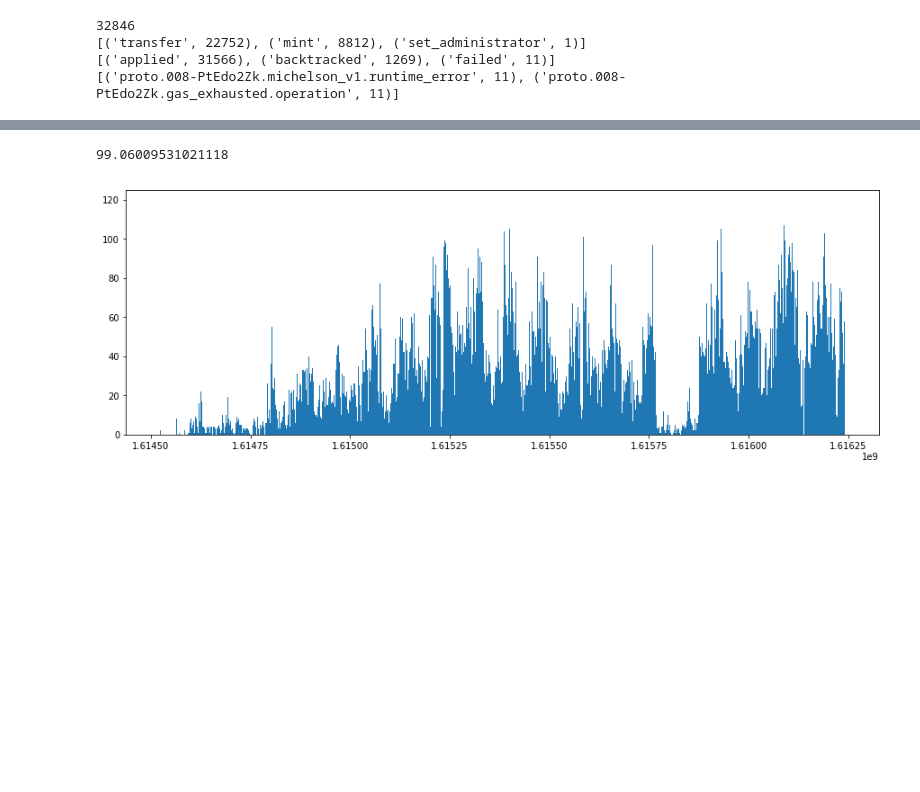
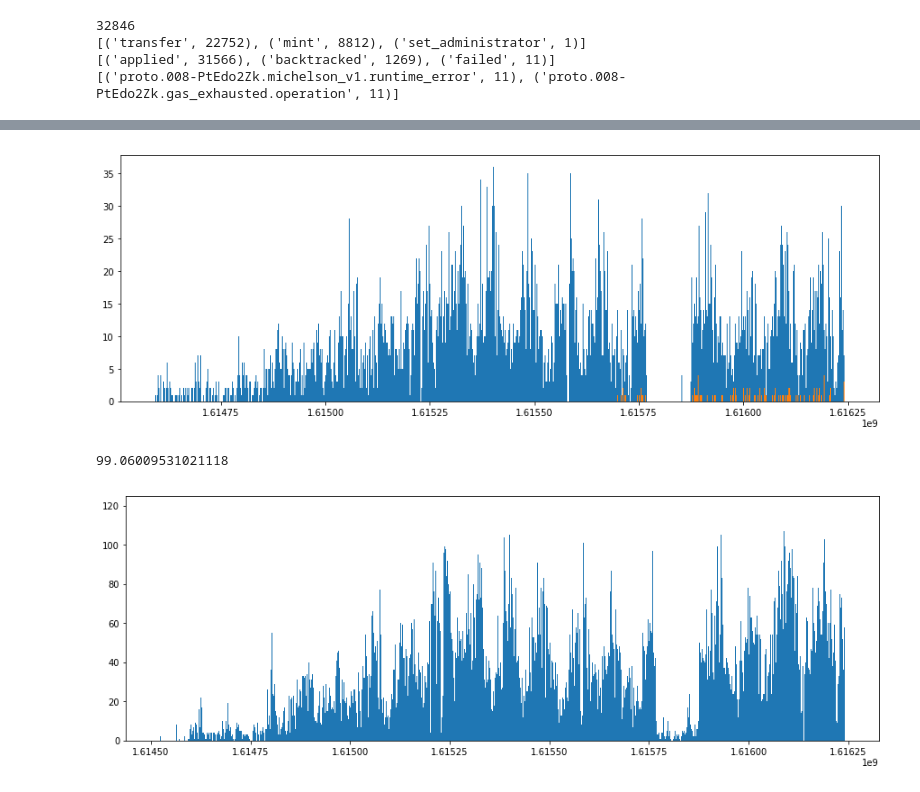
Before and after one commit to hashquine/hicetnunc-dataset, a Jupyter notebook: jupyter/210320_nft_reducer.ipynb, the cells around one changed output, grey strips where cells are left out. Drawn from its saved outputs; the diff is of its cells as text; code cells hidden in the pictures; blank space fills up the shorter version.

```diff
--- a/jupyter/210320_nft_reducer.ipynb
+++ b/jupyter/210320_nft_reducer.ipynb
@@ -258,6 +610,12 @@ importlib.reload(lib.iter_tr);
 from matplotlib import pyplot as plt
 
 import time
+# %%
+plt.figure(figsize=(15, 5))
+plt.hist(swap_stamps, bins=1000);
+plt.hist(curate_stamps, bins=1000);
+# %% [output]
+[figure, added]
 # %%
 stamps = []
 
```
Also changed, not shown: parts of 15 cells of this notebook, 3 other files.
